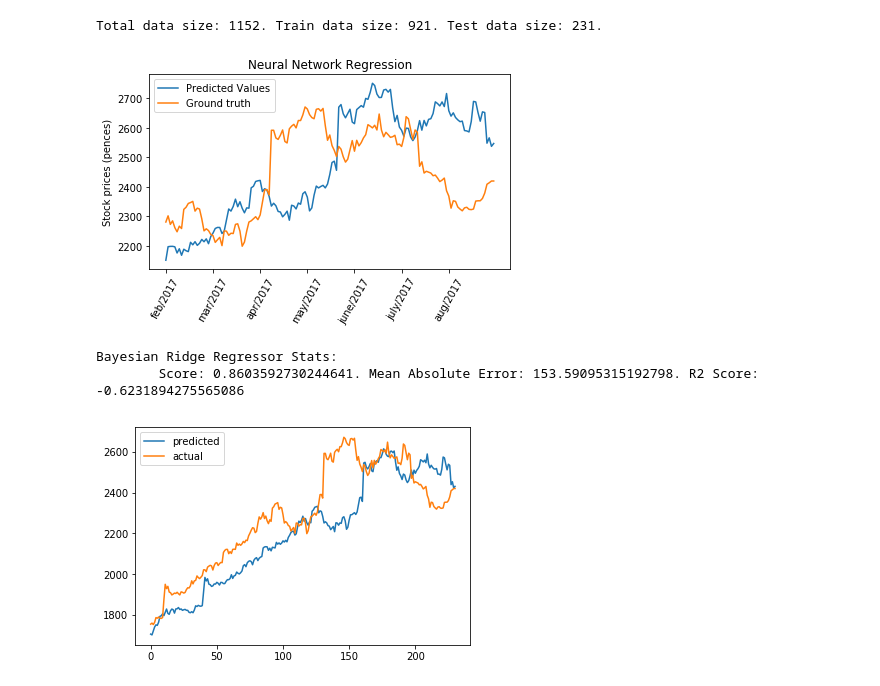
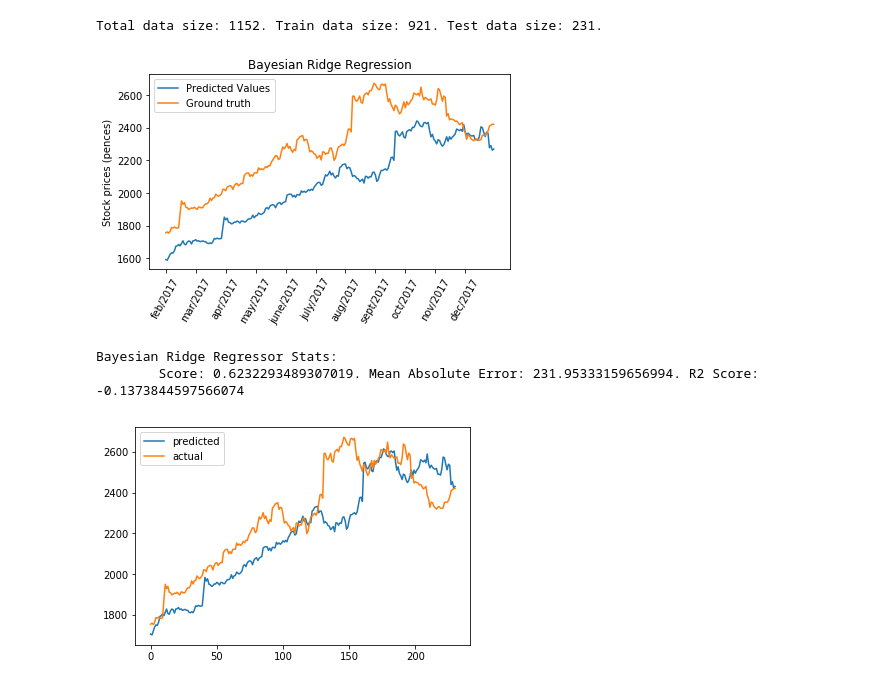
Before and after one commit to raineydavid/data-analytics-group, a Jupyter notebook: data_analytics_NN.ipynb, the cells around one changed output. Saved outputs shown, nothing was run; the diff lists cells and outputs as text; code cells hidden in the pictures.

```diff
--- a/data_analytics_NN.ipynb
+++ b/data_analytics_NN.ipynb
@@ -23,28 +23,28 @@ Total data size: 1152. Train data size: 921. Test data size: 231.
 # %%
 #Bayesian Ridge
 from sklearn import linear_model
 brm = linear_model.BayesianRidge()
 brm.fit(train_data.loc[:,('past_prices','gold','compound', 'neg', 'neu', 'pos')].as_matrix(),train_data.loc[:,'prices'].as_matrix())
 predicted_brm = brm.predict(test_data.loc[:,('past_prices','gold','compound', 'neg', 'neu', 'pos')].as_matrix())
 fig, ax = plt.subplots()
 ax.plot( range(0,test_data.shape[0]), predicted_brm, range(0,test_data.shape[0]), test_data.loc[:,'prices'].as_matrix())
 plt.legend(['Predicted Values','Ground truth'])
-plt.title('Neural Network Regression')
+plt.title('Bayesian Ridge Regression')
 plt.ylabel('Stock prices (pences)')
 xaxis = ['feb/2017','mar/2017','apr/2017','may/2017','june/2017','july/2017','aug/2017','sept/2017','oct/2017','nov/2017','dec/2017','jan/2018']
 plt.xticks(np.arange(test_data.shape[0]), xaxis,rotation=60)
 ax.set_xticks(ax.get_xticks()[::21])
 plt.tight_layout()
 plt.show()
 # Evaluating the regressor
 score_brm = brm.score(train_data.loc[:,('past_prices','gold', 'compound', 'neg', 'neu', 'pos')].as_matrix(),train_data.loc[:,'prices'].as_matrix())
 mean_brm = mean_absolute_error(list(test_data.loc[:,'prices'].as_matrix()), list(predicted_brm))
 r2_brm = r2_score(list(test_data.loc[:,'prices'].as_matrix()), list(predicted_brm))
 print('Bayesian Ridge Regressor Stats:\n\tScore: ',score_brm,'. Mean Absolute Error: ',mean_brm,'. R2 Score: ',r2_brm, sep='')
 # %% [output]
-[figure, old version]
+[figure, new version]
 Bayesian Ridge Regressor Stats:
-        Score: 0.8603592730244641. Mean Absolute Error: 153.59095315192798. R2 Score: -0.6231894275565086
+        Score: 0.6232293489307019. Mean Absolute Error: 231.95333159656994. R2 Score: -0.1373844597566074
 # %%
 #Neural Networks
 from sklearn.neural_network import MLPRegressor
```
